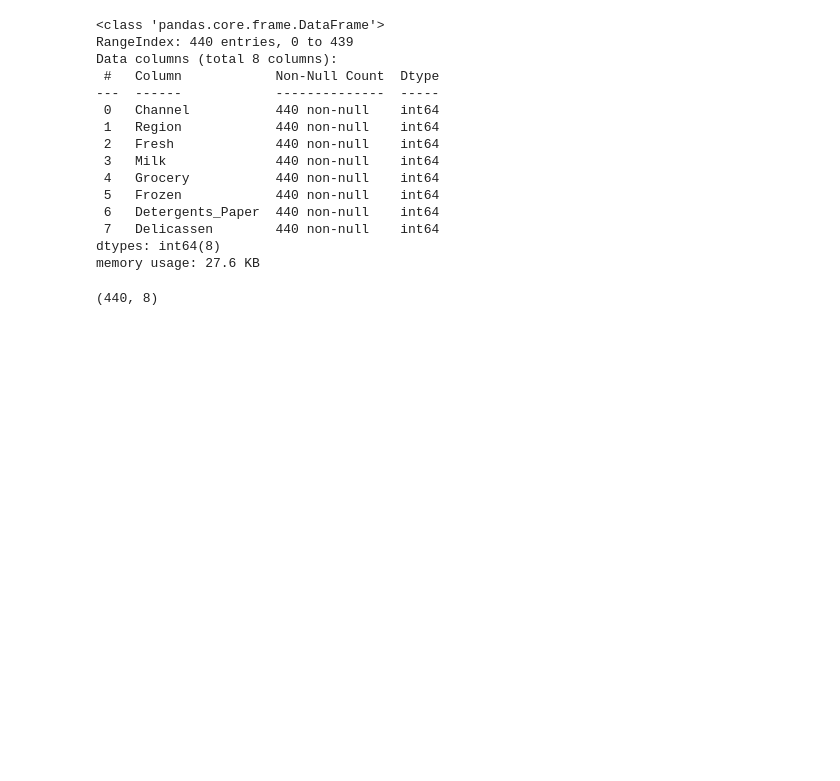
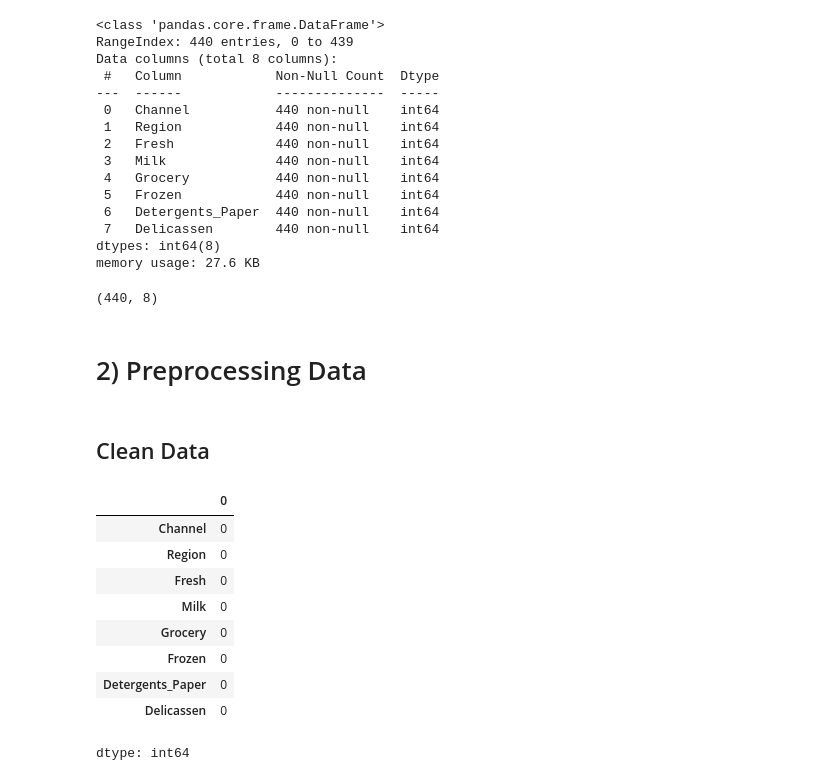
Before and after one commit to SobiaNoorAI/Wholesale-Customer-Segmentation-and-Spending-Behavior-Analysis-By-ML, a Jupyter notebook: K_Means_Clustering_Wholesale_Customers.ipynb, the cells around one changed output. Saved outputs shown, nothing was run; the diff lists cells and outputs as text; code cells hidden in the pictures; blank space fills up the shorter version.

```diff
--- a/K_Means_Clustering_Wholesale_Customers.ipynb
+++ b/K_Means_Clustering_Wholesale_Customers.ipynb
@@ -60,3 +60,21 @@ memory usage: 27.6 KB
 Wholesale_df.shape
 # %% [output]
 (440, 8)
+# %% [markdown]
+# 2) Preprocessing Data
+# %% [markdown]
+## Clean Data
+# %%
+# Check Missing Values
+Wholesale_df.isnull().sum()
+# %% [output]
+|  | 0 |
+| Channel | 0 |
+| Region | 0 |
+| Fresh | 0 |
+| Milk | 0 |
+| Grocery | 0 |
+| Frozen | 0 |
+| Detergents_Paper | 0 |
+| Delicassen | 0 |
+dtype: int64
```
Also changed, not shown: parts of 4 cells of this notebook.
